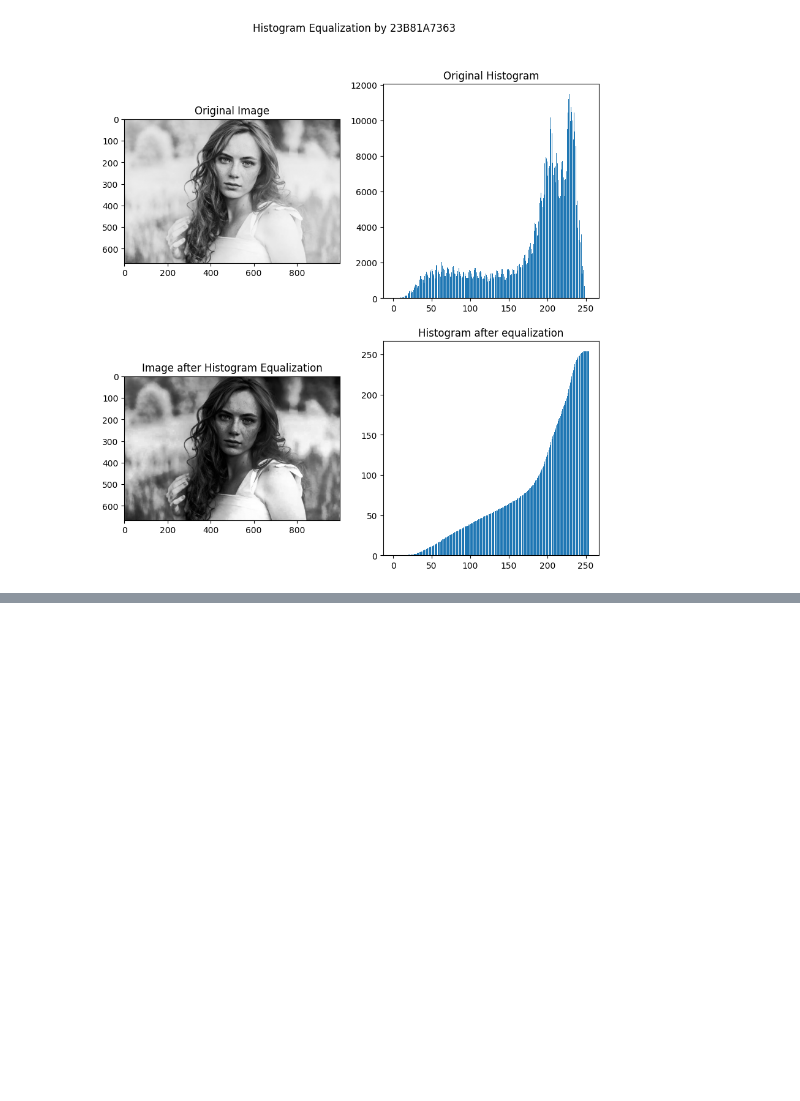
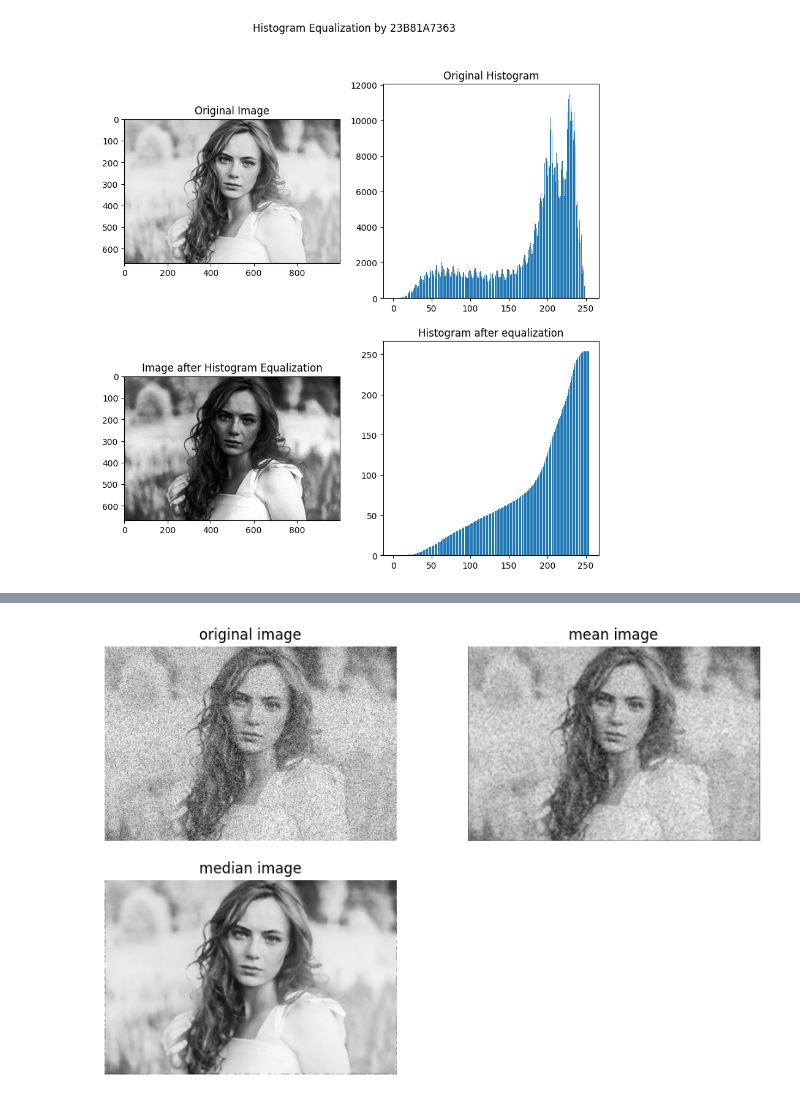
Before and after one commit to Varshiniamirishetty/My-portfolio, a Jupyter notebook: ipa.ipynb, the cells around one changed output, grey strips where cells are left out. Saved outputs shown, nothing was run; the diff lists cells and outputs as text; code cells hidden in the pictures; blank space fills up the shorter version.

```diff
--- a/ipa.ipynb
+++ b/ipa.ipynb
@@ -427,0 +462,61 @@ plt.bar(HE.keys(),HE.values())
+# %%
+def median(I,r,c,a,b):
+  n1=np.copy(I)
+  ws=a*b
+  for i in range(r):
+    for j in range(c):
+      s=[0]*ws
+      p=0
+      for k in range(i-a//2,i+a//2+1):
+        for k1 in range(j-b//2,j+b//2+1):
+          if(0<=k<r and 0<=k1<c):
+            s[p]=I[k,k1]
+            p+=1
+      s.sort()
+      if ws%2==0:
+        med=np.ceil((s[ws//2])+(s[(ws//2)-1]))/2
+      else:
+        med=s[ws//2]
+      n1[i,j]=med
+  return n1
+# %%
+import cv2
+import numpy as np
+import matplotlib.pyplot as plt
+i=cv2.imread("pic.jpg")
+if i is None:
+  print("Error: Could not load image. Please make sure 'pic.jpg' is in the correct directory.")
+else:
+  i1=cv2.cvtColor(i,cv2.COLOR_BGR2GRAY)
+  i1=np.array(i1)
+  m,n=i1.shape
+  nl=np.random.randint(0,255,(m,n))
+  pepper=30
+  salt=200
+  for i in range(m):
+    for j in range(n):
+      if nl[i,j]<=pepper:
+        nl[i,j]=0
+      elif nl[i,j]>=salt:
+        nl[i,j]=255
+      else:
+        nl[i,j]=i1[i,j]
+  i2=np.copy(nl)
+  i3=np.copy(nl)
+  i2=mean(i2,m,n,7,7)
+  i3=median(i3,m,n,7,7)
+  plt.figure(figsize=(10,10))
+  plt.subplot(3,2,1)
+  plt.title("original image")
+  plt.imshow(nl,cmap='gray')
+  plt.axis('off')
+  plt.subplot(3,2,2)
+  plt.title("mean image")
+  plt.imshow(i2,cmap='gray')
+  plt.axis('off')
+  plt.subplot(3,2,3)
+  plt.title("median image")
+  plt.imshow(i3,cmap='gray')
+  plt.axis('off')
+# %% [output]
+[figure, added]
```
Also changed, not shown: parts of 2 cells of this notebook.
